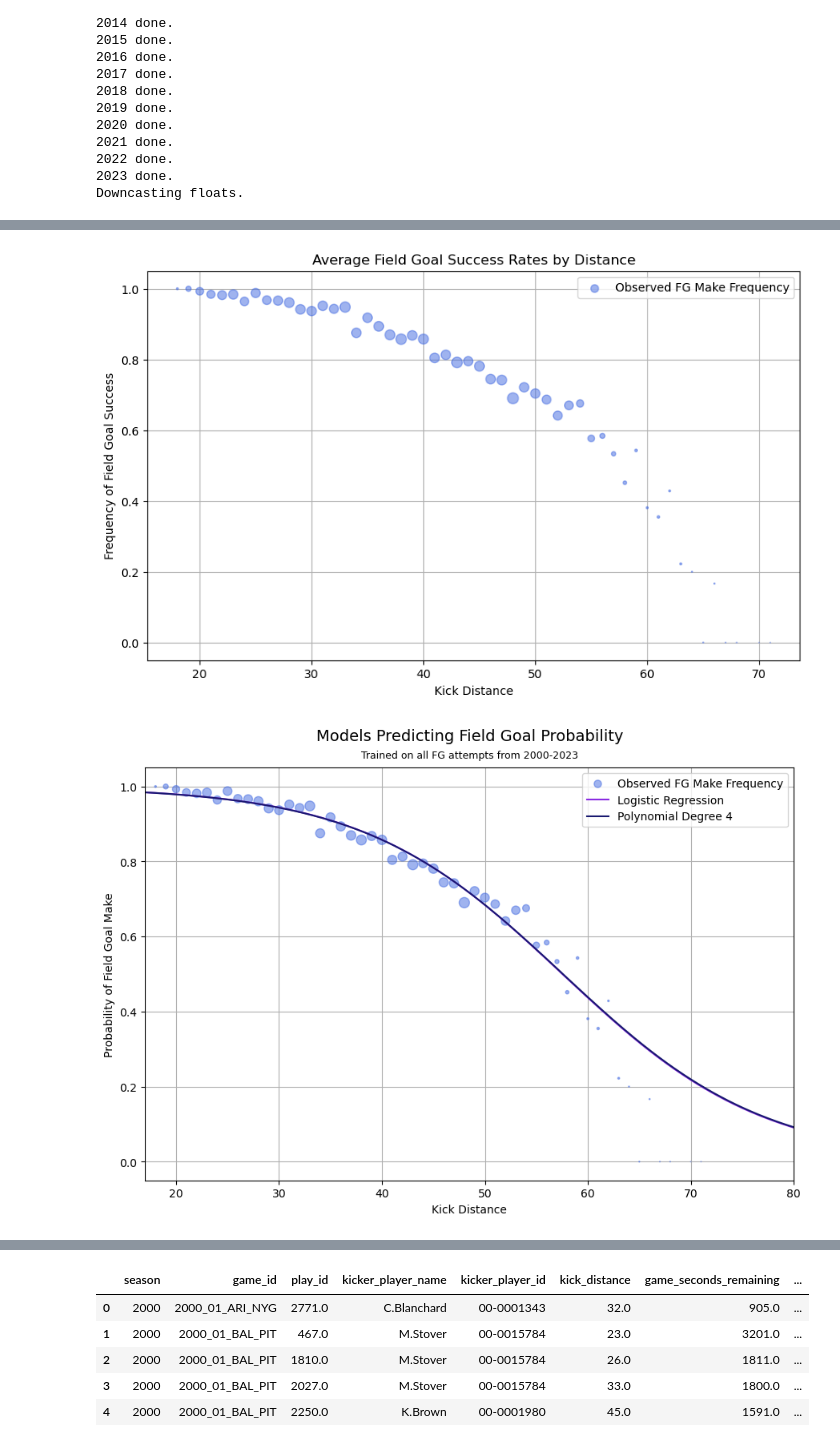
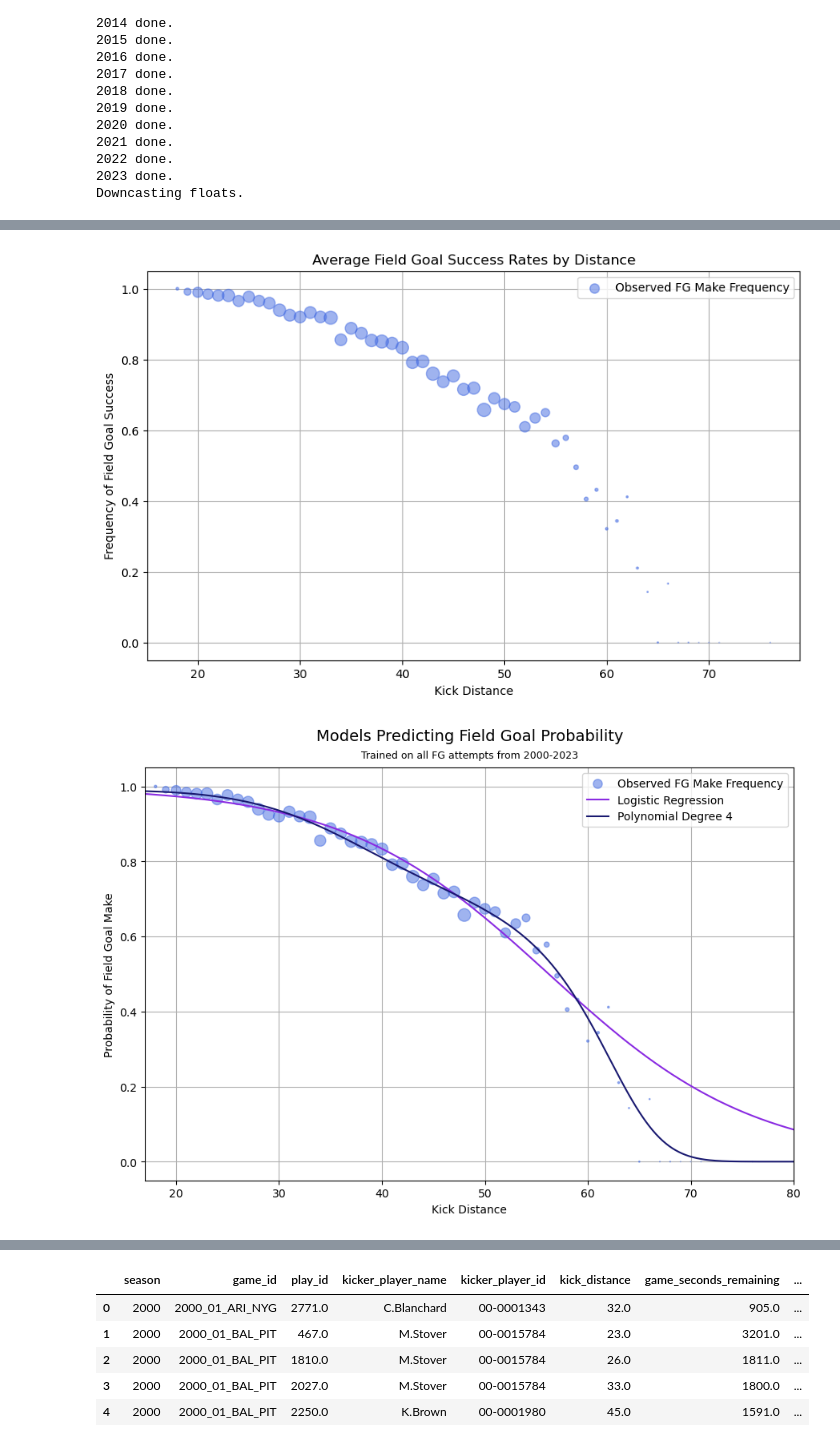
Before and after one commit to lneuendorf/fourth_down_app, a Jupyter notebook: notebooks/fg_proba.ipynb, the cells around one changed output, grey strips where cells are left out. Saved outputs shown, nothing was run; the diff lists cells and outputs as text; code cells hidden in the pictures.

```diff
--- a/notebooks/fg_proba.ipynb
+++ b/notebooks/fg_proba.ipynb
@@ -183,6 +353,13 @@ df_fg.head()
 # %%
 #count the number of field goals attempted and made by distance
-df_binom = df_fg.groupby('kick_distance').agg({'game_id':'count','field_goal_made':'sum'}).reset_index()
+years_2000 = range(2000, 2024)
+df_fg_2000 = (nfl.import_pbp_data(years_2000, cache=True, alt_path='../.cache/pbp')
+              [['game_id','kick_distance','field_goal_result','field_goal_attempt']]
+              .query('field_goal_attempt == True'))
+df_fg_2000['field_goal_made'] = df_fg_2000['field_goal_result'].apply(lambda x: 1 if x == 'made' else 0)
+df_fg_2000 = df_fg_2000.drop(['field_goal_result','field_goal_attempt'], axis=1)
+
+df_binom = df_fg_2000.groupby('kick_distance').agg({'game_id':'count','field_goal_made':'sum'}).reset_index()
 df_binom = (df_binom.sort_values(by='kick_distance', ascending=True)
               .rename({'game_id':'field_goal_attempts','field_goal_made':'field_goal_makes'}, axis=1))
 
@@ -226,16 +420,16 @@ plt.show()
 
 fig.savefig('../images/fg_obs_data.png', bbox_inches='tight', dpi=300)
 # %% [output]
-[figure, old version]
+[figure, new version]
 # %%
 # Fit logistic regression model
-X = df_fg[['kick_distance']]
-y = df_fg['field_goal_made']
+X = df_fg_2000[['kick_distance']]
+y = df_fg_2000['field_goal_made']
 model = LogisticRegression()
 model.fit(X, y)
 
 # Fit polynomial logistic regression model
-degree = 1
+degree = 4
 model_poly_4 = make_pipeline(PolynomialFeatures(degree), LogisticRegression())
 model_poly_4.fit(X, y)
 
@@ -260,34 +454,34 @@ ax.plot(x_values, y_values, color='blueviolet', label='Logistic Regression')
 # Plot polynomial logistic regression predictions
 y_values = model_poly_4.predict_proba(x_values.reshape(-1,1))[:,1]
 ax.plot(x_values, y_values, color='midnightblue', label='Polynomial Degree 4')
 
 # Set labels, title, and legend
 ax.set_xlabel('Kick Distance')
 ax.set_ylabel('Probability of Field Goal Make')
 ax.set_title('Models Predicting Field Goal Probability', y=1.05, fontsize=14)
 
 # add smaller text below title
 ax.text(0.5, 1.03, 'Trained on all FG attempts from 2000-2023', horizontalalignment='center', verticalalignment='center', transform=ax.transAxes, fontsize=9)
 
 # Set legend
 ax.legend()
 
 # Send gridlines to the back
 ax.set_axisbelow(True)
 
 # Limit x axis to 17 to 80
 ax.set_xlim([17, 80])
 
 # Add gridlines
 ax.grid()
 
 # Show the plot
 plt.tight_layout(rect=[0, 0, 1, 0.98])  # Adjust layout to make room for subtitle
 plt.show()
 
 fig.savefig('../images/logit_and_poly_fg_model_fits.png', bbox_inches='tight', dpi=300)
 # %% [output]
-[figure, old version]
+[figure, new version]
 # %%
 df_fg['fg_proba'] = model_poly_4.predict_proba(df_fg[['kick_distance']])[:,1]
 # %%
```
Also changed, not shown: parts of 16 cells of this notebook, 5 other files.
